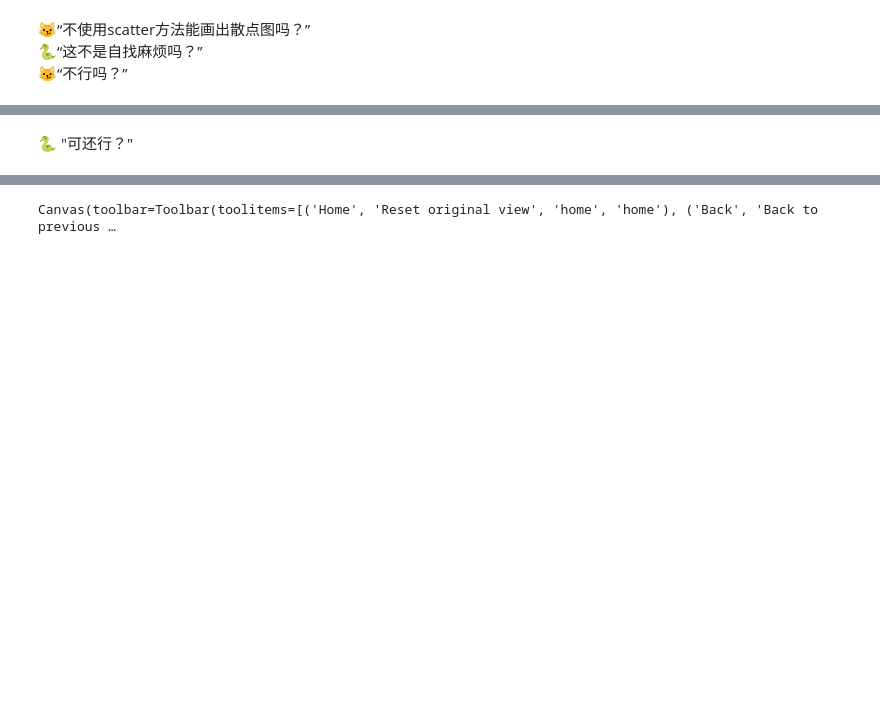
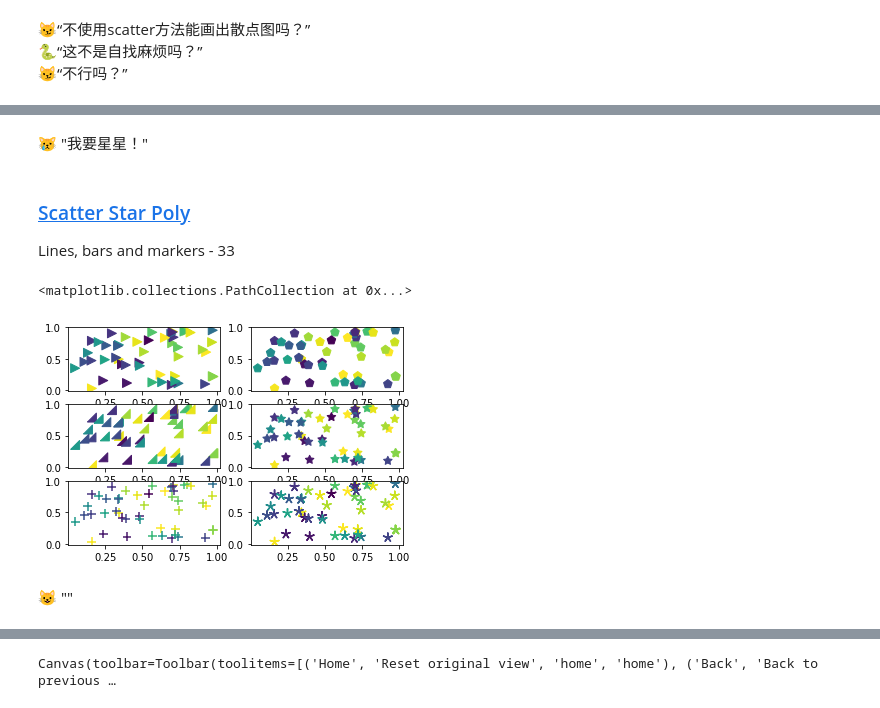
Before and after one commit to darkeggler/data_visualization_notebooks, a Jupyter notebook: mpl_01_scatter2.ipynb, the cells around one changed output, grey strips where cells are left out. Drawn from its saved outputs; the diff is of its cells as text; code cells hidden in the pictures; blank space fills up the shorter version.

```diff
--- a/mpl_01_scatter2.ipynb
+++ b/mpl_01_scatter2.ipynb
@@ -120,2 +137,29 @@ ax.add_collection(collection)
+# %% [markdown]
+😿 "我要星星！"
+# %% [markdown]
+### [Scatter Star Poly](https://matplotlib.org/gallery/lines_bars_and_markers/scatter_star_poly.html#sphx-glr-gallery-lines-bars-and-markers-scatter-star-poly-py)
+Lines, bars and markers - 33
+# %%
+plt.subplot(321)
+plt.scatter(x, y, s=80, c=colors, marker=">")
+
+plt.subplot(322)
+plt.scatter(x, y, s=80, c=colors, marker=(5, 0))
+
+verts = np.array([[-1, -1], [1, -1], [1, 1], [-1, -1]])
+plt.subplot(323)
+plt.scatter(x, y, s=80, c=colors, marker=verts)
+
+plt.subplot(324)
+plt.scatter(x, y, s=80, c=colors, marker=(5, 1))
+
+plt.subplot(325)
+plt.scatter(x, y, s=80, c=colors, marker='+')
+
+plt.subplot(326)
+plt.scatter(x, y, s=80, c=colors, marker=(5, 2))
+# %% [output]
+<matplotlib.collections.PathCollection at 0x...>
+[figure, added]
 # %% [markdown]
-🐍 "可还行？"
+😺 ""
```
Also changed, not shown: parts of 14 cells of this notebook, 4 other files.
